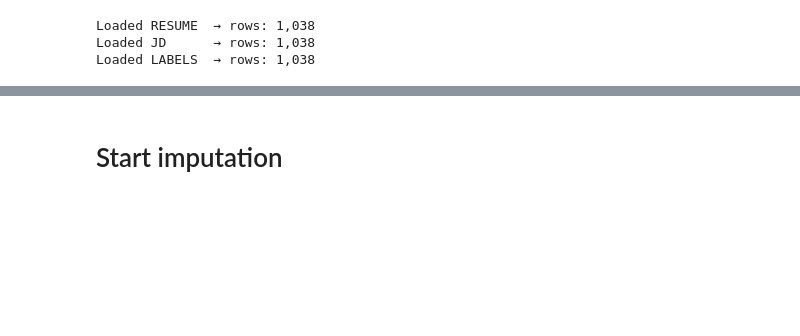
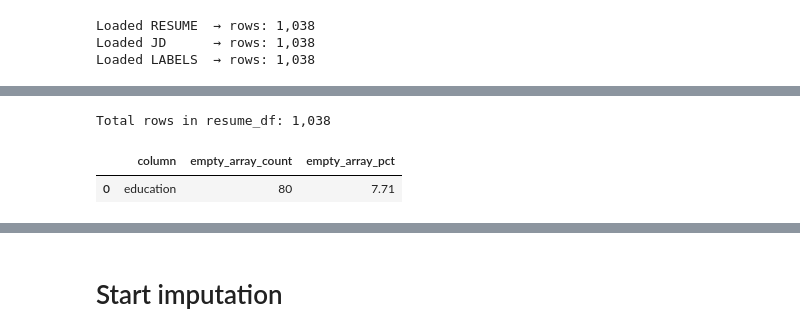
Before and after one commit to YeOldMan23/jobmirror, a Jupyter notebook: silver_cleaning_education.ipynb, the cells around one changed output, grey strips where cells are left out. Saved outputs shown, nothing was run; the diff lists cells and outputs as text; code cells hidden in the pictures; blank space fills up the shorter version.

```diff
--- a/silver_cleaning_education.ipynb
+++ b/silver_cleaning_education.ipynb
@@ -158,3 +166,33 @@ root
 | 2 | 6845480470634603a66d8dfe | RES_mFb6f8iE | JD_mFb6f8iE | No Fit | 2021-08-09 | 0.0 |
 | 3 | 6845481670634603a66d8e09 | RES_zkuNDo8d | JD_zkuNDo8d | No Fit | 2021-08-09 | 0.0 |
 | 4 | 6845481a70634603a66d8e0c | RES_PqbOkeex | JD_PqbOkeex | No Fit | 2021-08-21 | 0.0 |
+# %%
+from pyspark.sql.functions import size, col
+import pandas as pd
+
+# 1) Total rows
+total = resume_df.count()
+
+# 2) Count empty arrays
+empty_count = (
+    resume_df
+    .filter(size(col("education")) == 0)
+    .count()
+)
+
+# 3) Calculate percentage
+empty_pct = (empty_count / total * 100) if total else 0.0
+
+# 4) Build a tiny pandas report
+report = pd.DataFrame([{
+    "column": "education",
+    "empty_array_count": empty_count,
+    "empty_array_pct": round(empty_pct, 2)
+}])
+
+print(f"Total rows in resume_df: {total:,}")
+display(report)
+# %% [output]
+Total rows in resume_df: 1,038
+|  | column | empty_array_count | empty_array_pct |
+| 0 | education | 80 | 7.71 |
```
Also changed, not shown: parts of 12 cells of this notebook, 5 other files.
